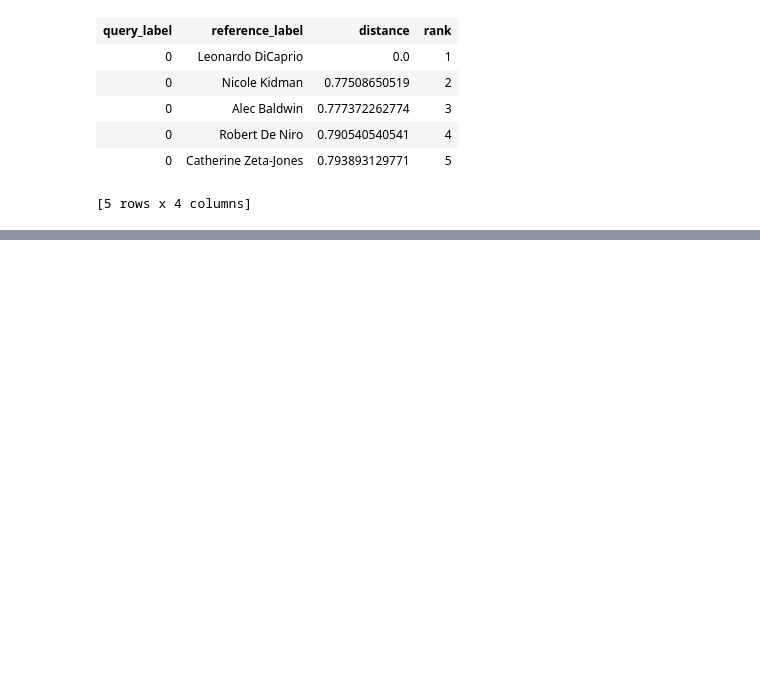
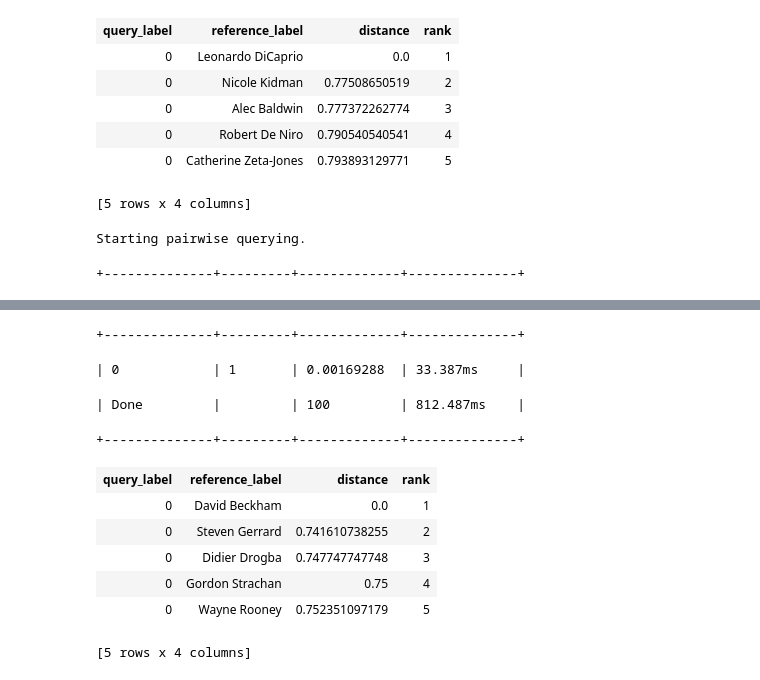
Before and after one commit to asifkhan23/GraphLab, a Jupyter notebook: Clustering - Measuring Similarity/Document Retrieval.ipynb, the cells around one changed output, grey strips where cells are left out. Saved outputs shown, nothing was run; the diff lists cells and outputs as text; code cells hidden in the pictures; blank space fills up the shorter version.

```diff
--- a/Clustering - Measuring Similarity/Document Retrieval.ipynb
+++ b/Clustering - Measuring Similarity/Document Retrieval.ipynb
@@ -289,0 +292,5 @@ Starting pairwise querying.
+# %%
+knn_model.query(o)
+# %% [output]
+Starting pairwise querying.
++--------------+---------+-------------+--------------+
@@ -289,0 +298,11 @@ Starting pairwise querying.
++--------------+---------+-------------+--------------+
+| 0            | 1       | 0.00169288  | 33.387ms     |
+| Done         |         | 100         | 812.487ms    |
++--------------+---------+-------------+--------------+
+| query_label | reference_label | distance | rank |
+| 0 | David Beckham | 0.0 | 1 |
+| 0 | Steven Gerrard | 0.741610738255 | 2 |
+| 0 | Didier Drogba | 0.747747747748 | 3 |
+| 0 | Gordon Strachan | 0.75 | 4 |
+| 0 | Wayne Rooney | 0.752351097179 | 5 |
+[5 rows x 4 columns]
```
Also changed, not shown: parts of 3 cells of this notebook, 5 other files.
